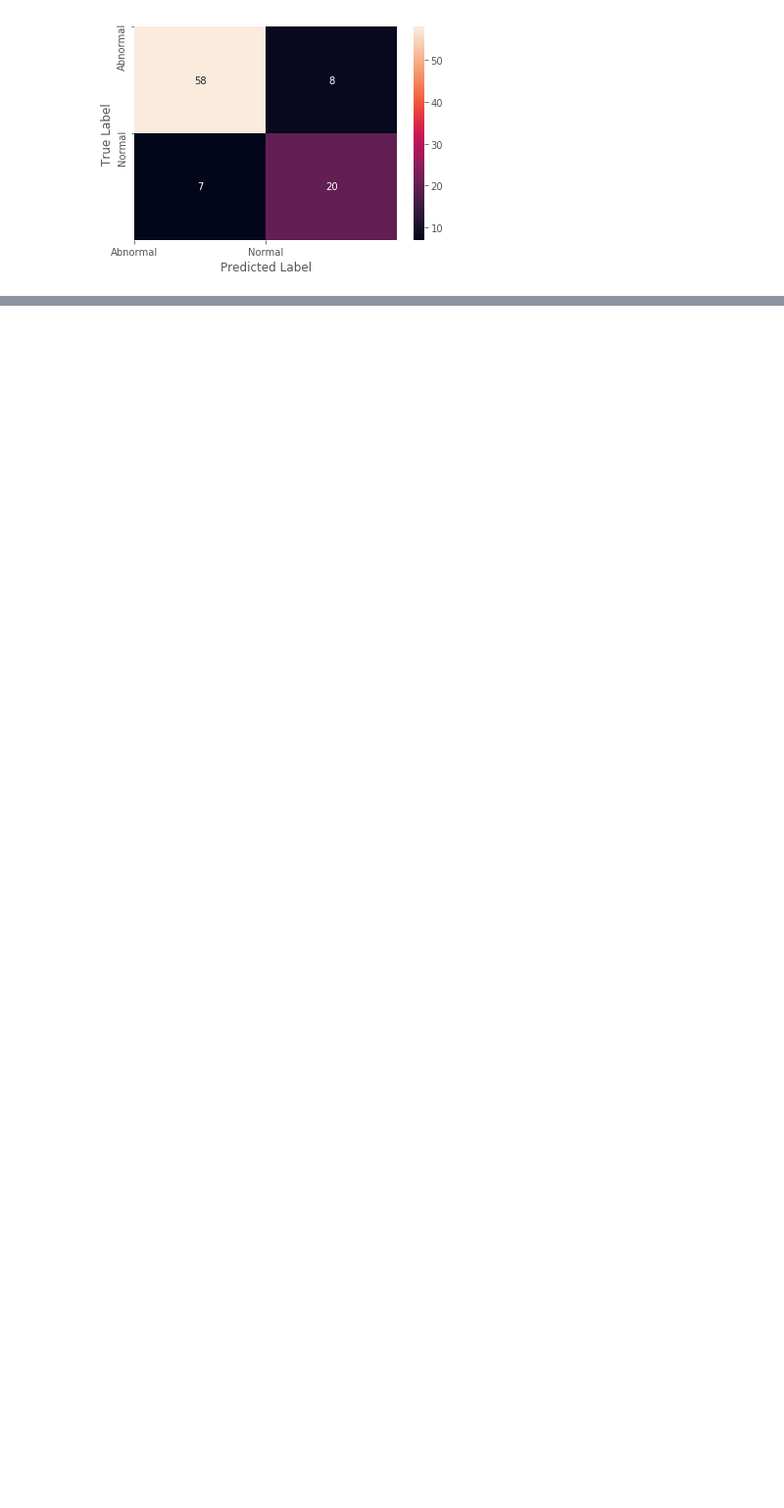
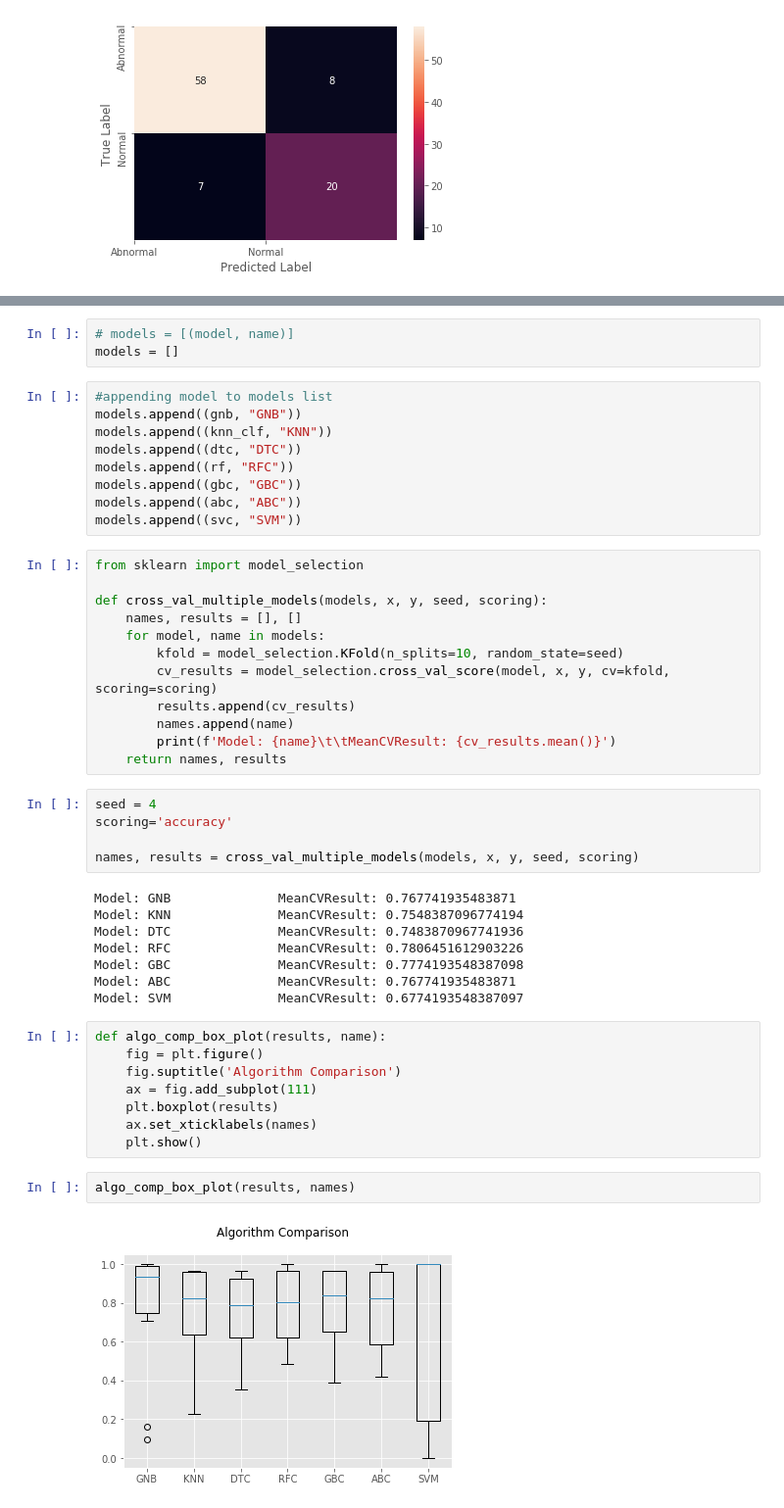
Before and after one commit to RohanAwhad/MachineLearning-DataMiningWareHousing-OrthopedicPatientClassification, a Jupyter notebook: Orthopedic patient classification 2Classes.ipynb, the cells around one changed output, grey strips where cells are left out. Shown at 98% size. Cells and saved outputs as stored; diff of their text form; blank space fills up the shorter version.

Commit message:
Added models, Performed scaling and compare different algorithms

```diff
--- a/Orthopedic patient classification 2Classes.ipynb
+++ b/Orthopedic patient classification 2Classes.ipynb
@@ -257,0 +295,49 @@ weighted avg       0.84      0.84      0.84        93
+# %%
+# models = [(model, name)]
+models = []
+# %%
+#appending model to models list
+models.append((gnb, "GNB"))
+models.append((knn_clf, "KNN"))
+models.append((dtc, "DTC"))
+models.append((rf, "RFC"))
+models.append((gbc, "GBC"))
+models.append((abc, "ABC"))
+models.append((svc, "SVM"))
+# %%
+from sklearn import model_selection
+
+def cross_val_multiple_models(models, x, y, seed, scoring):
+    names, results = [], []
+    for model, name in models:
+        kfold = model_selection.KFold(n_splits=10, random_state=seed)
+        cv_results = model_selection.cross_val_score(model, x, y, cv=kfold, scoring=scoring)
+        results.append(cv_results)
+        names.append(name)
+        print(f'Model: {name}\t\tMeanCVResult: {cv_results.mean()}')
+    return names, results
+# %%
+seed = 4
+scoring='accuracy'
+
+names, results = cross_val_multiple_models(models, x, y, seed, scoring)
+# %% [output]
+Model: GNB              MeanCVResult: 0.767741935483871
+Model: KNN              MeanCVResult: 0.7548387096774194
+Model: DTC              MeanCVResult: 0.7483870967741936
+Model: RFC              MeanCVResult: 0.7806451612903226
+Model: GBC              MeanCVResult: 0.7774193548387098
+Model: ABC              MeanCVResult: 0.767741935483871
+Model: SVM              MeanCVResult: 0.6774193548387097
+# %%
+def algo_comp_box_plot(results, name):
+    fig = plt.figure()
+    fig.suptitle('Algorithm Comparison')
+    ax = fig.add_subplot(111)
+    plt.boxplot(results)
+    ax.set_xticklabels(names)
+    plt.show()
+# %%
+algo_comp_box_plot(results, names)
+# %% [output]
+[figure, added]
```
Also changed, not shown: parts of 11 cells of this notebook.
